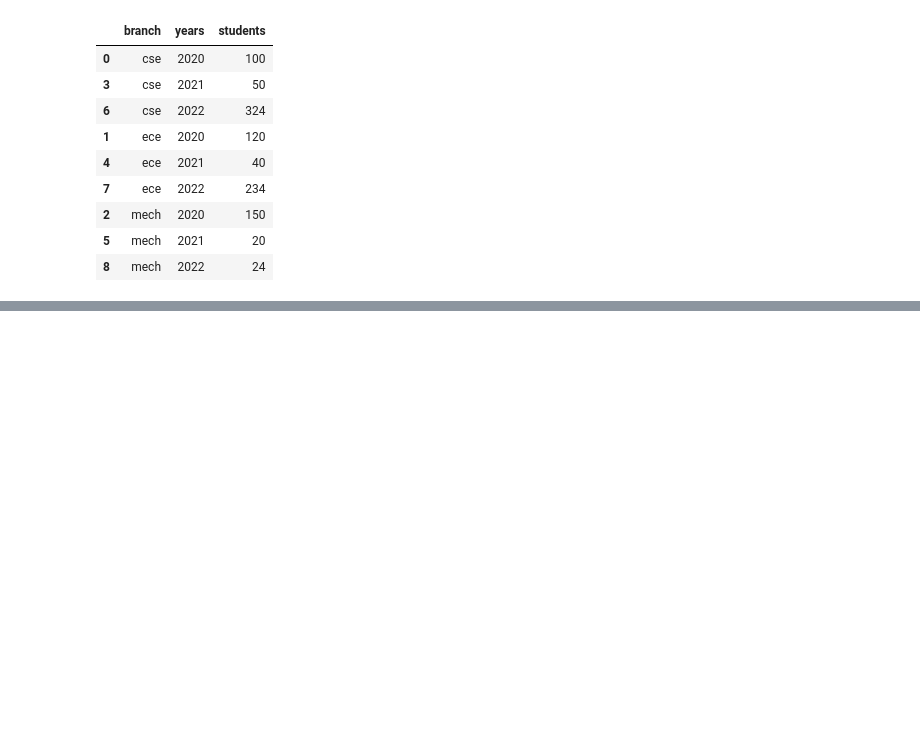
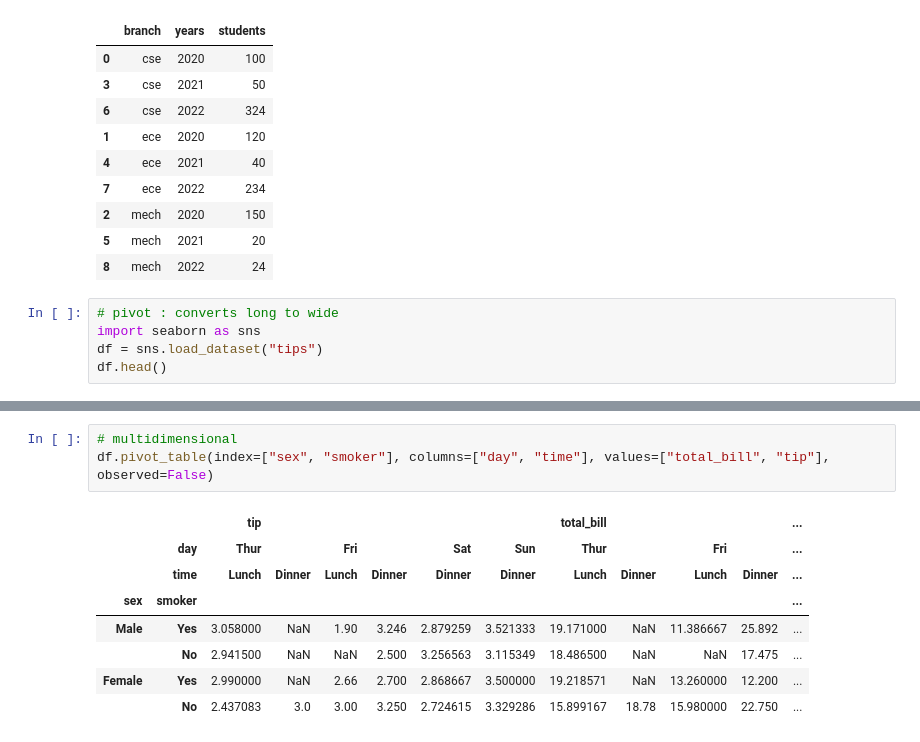
Before and after one commit to karnop/python-data-science-tuts, a Jupyter notebook: pandas-tutorial.ipynb, the cells around one changed output, grey strips where cells are left out. Cells and saved outputs as stored; diff of their text form; blank space fills up the shorter version.

```diff
--- a/pandas-tutorial.ipynb
+++ b/pandas-tutorial.ipynb
@@ -2704,3 +2699,8 @@ df5.melt(id_vars=["branch"], var_name="years", value_name="students").sort_value
 | 2 | mech | 2020 | 150 |
 | 5 | mech | 2021 | 20 |
 | 8 | mech | 2022 | 24 |
+# %%
+# pivot : converts long to wide
+import seaborn as sns
+df = sns.load_dataset("tips")
+df.head()
@@ -2706,0 +2722,12 @@ df5.melt(id_vars=["branch"], var_name="years", value_name="students").sort_value
+# %%
+# multidimensional
+df.pivot_table(index=["sex", "smoker"], columns=["day", "time"], values=["total_bill", "tip"], observed=False)
+# %% [output]
+|  |  | tip |  |  |  |  |  | total_bill |  |  |  | ... |
+|  | day | Thur |  | Fri |  | Sat | Sun | Thur |  | Fri |  | ... |
+|  | time | Lunch | Dinner | Lunch | Dinner | Dinner | Dinner | Lunch | Dinner | Lunch | Dinner | ... |
+| sex | smoker |  |  |  |  |  |  |  |  |  |  | ... |
+| Male | Yes | 3.058000 | NaN | 1.90 | 3.246 | 2.879259 | 3.521333 | 19.171000 | NaN | 11.386667 | 25.892 | ... |
+|  | No | 2.941500 | NaN | NaN | 2.500 | 3.256563 | 3.115349 | 18.486500 | NaN | NaN | 17.475 | ... |
+| Female | Yes | 2.990000 | NaN | 2.66 | 2.700 | 2.868667 | 3.500000 | 19.218571 | NaN | 13.260000 | 12.200 | ... |
+|  | No | 2.437083 | 3.0 | 3.00 | 3.250 | 2.724615 | 3.329286 | 15.899167 | 18.78 | 15.980000 | 22.750 | ... |
```
Also changed, not shown: parts of 44 cells of this notebook.
